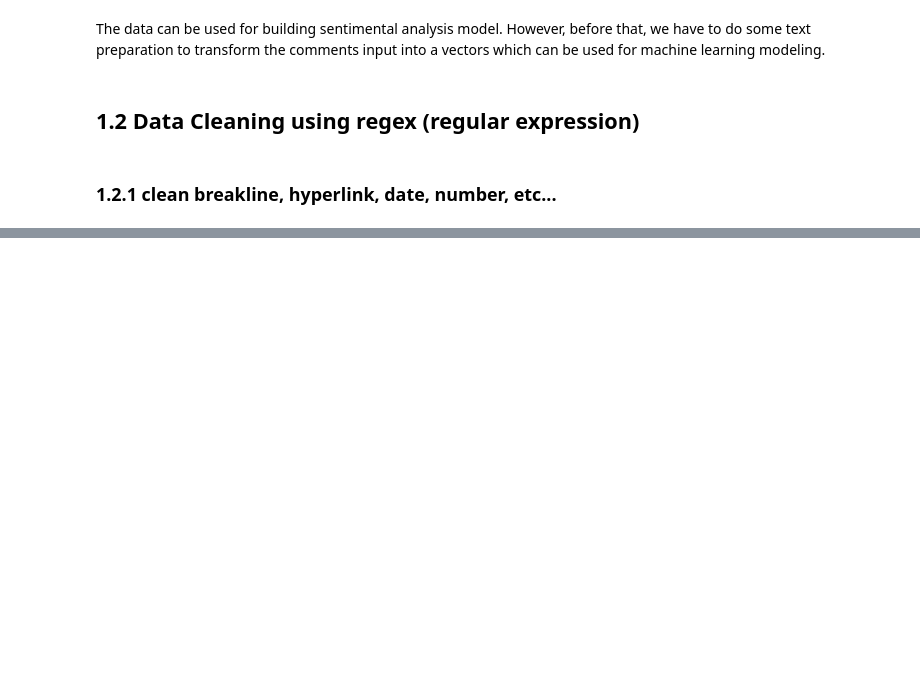
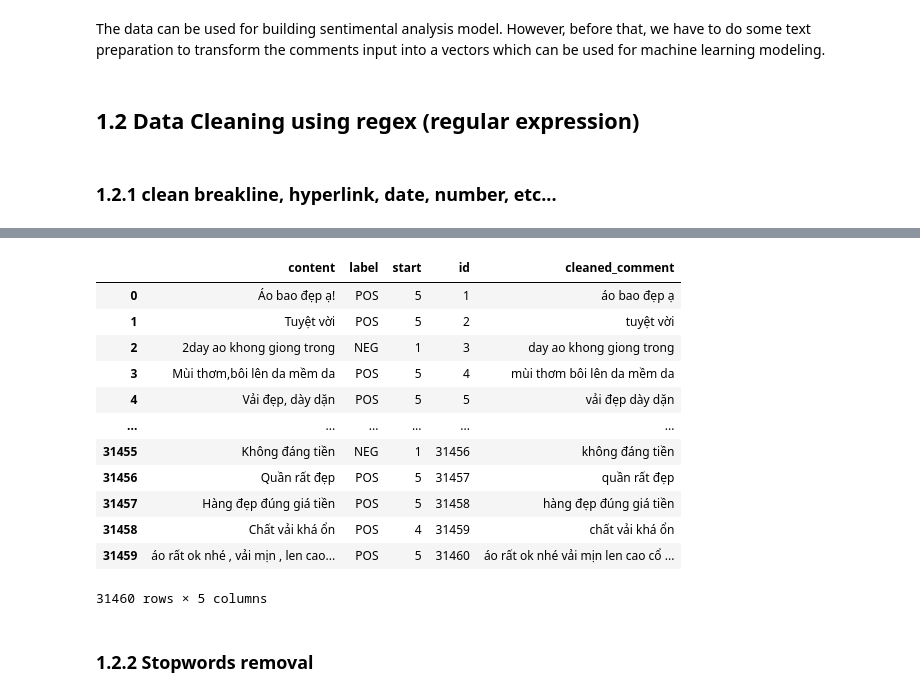
Before and after one commit to thuannt-se/ml-educational-projects, a Jupyter notebook: notebooks/ecommerce_sentiment_analysis.ipynb, the cells around one changed output, grey strips where cells are left out. Drawn from its saved outputs; the diff is of its cells as text; code cells hidden in the pictures; blank space fills up the shorter version.

```diff
--- a/notebooks/ecommerce_sentiment_analysis.ipynb
+++ b/notebooks/ecommerce_sentiment_analysis.ipynb
@@ -109,19 +109,32 @@ def re_emoiji(text):
     """
     Args:
     ----------
-    texts: list object with text content to be prepared [type: list]
+    text: list object with text content to be prepared [type: string]
     """
     # Applying regex
     return emoji.replace_emoji(text)
+# %%
+def re_whitespaces(text):
+    """
+    Args:
+    ----------
+    text:  text content to be prepared [type: string]
+    """
+
+    # Applying regex
+    white_spaces = re.sub('\s+', ' ', text)
+    white_spaces_end = re.sub('[ \t]+$', '', white_spaces)
+    return white_spaces_end
 # %%
-def preprocess(text):
+def process(text):
     text = re_numbers(text)
     text = re_emoiji(text)
     text = re_breakline(text)
     text = re_punctuation(text)
     text = re_hiperlinks(text)
+    text = re_whitespaces(text)
     return text
 # %%
-df_review['cleaned_comment'] = df_review['content'].apply(preprocess)
+df_review['cleaned_comment'] = df_review['content'].apply(process)
 df_review['cleaned_comment']
 # %% [output]
@@ -128,0 +153,18 @@ TypeError: expected string or bytes-like object, got 'float'
+# %%
+df_review
+# %% [output]
+|  | content | label | start | id | cleaned_comment |
+| 0 | Áo bao đẹp ạ! | POS | 5 | 1 | áo bao đẹp ạ |
+| 1 | Tuyệt vời | POS | 5 | 2 | tuyệt vời |
+| 2 | 2day ao khong giong trong | NEG | 1 | 3 | day ao khong giong trong |
+| 3 | Mùi thơm,bôi lên da mềm da | POS | 5 | 4 | mùi thơm bôi lên da mềm da |
+| 4 | Vải đẹp, dày dặn | POS | 5 | 5 | vải đẹp dày dặn |
+| ... | ... | ... | ... | ... | ... |
+| 31455 | Không đáng tiền | NEG | 1 | 31456 | không đáng tiền |
+| 31456 | Quần rất đẹp | POS | 5 | 31457 | quần rất đẹp |
+| 31457 | Hàng đẹp đúng giá tiền | POS | 5 | 31458 | hàng đẹp đúng giá tiền |
+| 31458 | Chất vải khá ổn | POS | 4 | 31459 | chất vải khá ổn |
+| 31459 | áo rất ok nhé , vải mịn , len cao... | POS | 5 | 31460 | áo rất ok nhé vải mịn len cao cổ ... |
+31460 rows × 5 columns
+# %% [markdown]
+### 1.2.2 Stopwords removal
```
Also changed, not shown: parts of 8 cells of this notebook, 2 other files.
